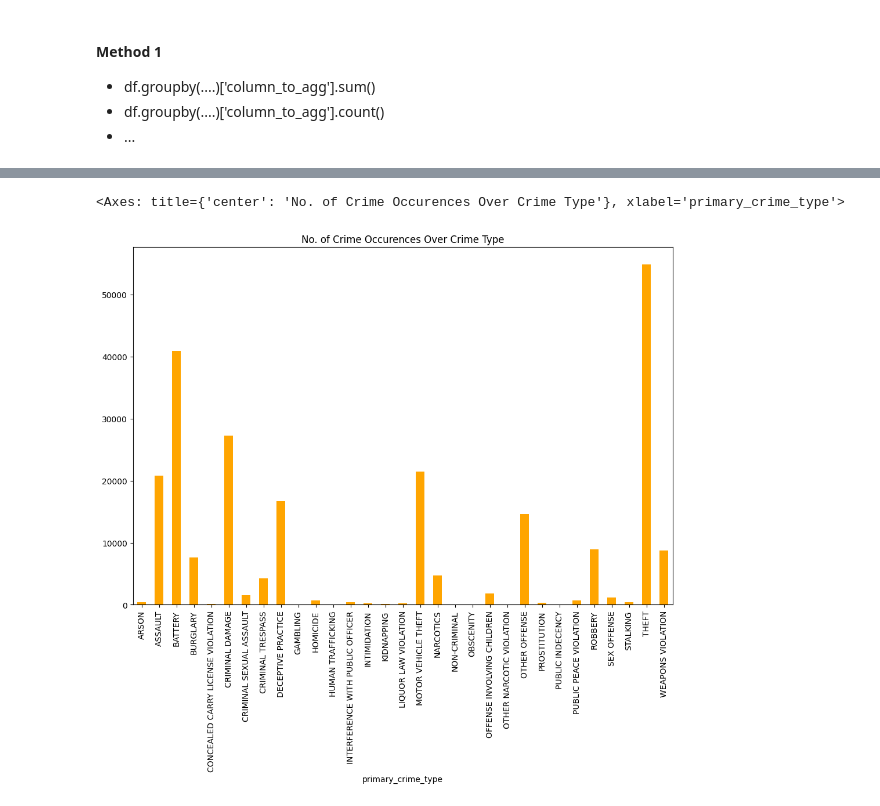
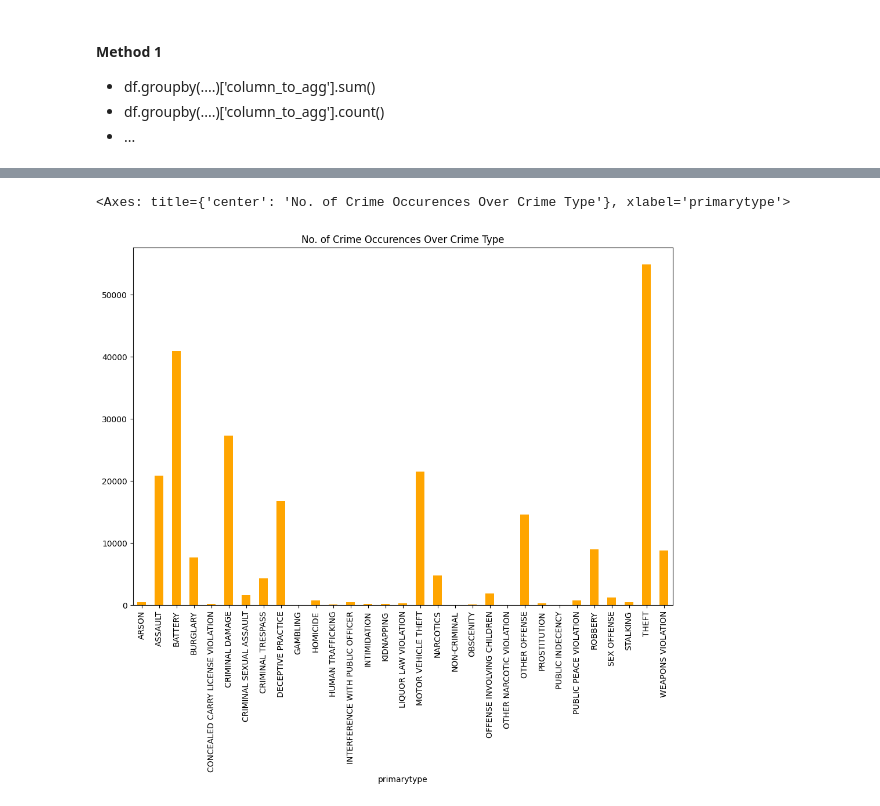
Before and after one commit to ksa-de101-0824/python-pandas, a Jupyter notebook: Demo/1 import data and manipulation.ipynb, the cells around one changed output, grey strips where cells are left out. Drawn from its saved outputs; the diff is of its cells as text; code cells hidden in the pictures.

```diff
--- a/Demo/1 import data and manipulation.ipynb
+++ b/Demo/1 import data and manipulation.ipynb
@@ -225,5 +250,30 @@ list(df_crime.columns)
  'Latitude',
  'Longitude',
  'Location']
+# %%
+new_column_name = ['ID',
+ 'Case Number',
+ 'Date',
+ 'Block',
+ 'IUCR',
+ 'PrimaryType',
+ 'Description',
+ 'LocationDescription',
+ 'Arrest',
+ 'Domestic',
+ 'Beat',
+ 'District',
+ 'Ward',
+ 'CommunityArea',
+ 'FBICODE',
+ 'X Coordinate',
+ 'Y Coordinate',
+ 'Year',
+ 'Updated On',
+ 'Latitude',
+ 'Longitude',
+ 'Location']
+# %%
+df_crime.columns = new_column_name
 # %% [markdown]
 #### Changing column names
@@ -549,7 +659,7 @@ import re
 #### Extracting Value In A String
 https://pandas.pydata.org/pandas-docs/stable/user_guide/text.html#extracting-substrings
 # %%
-df_crime['is_at_school'] = df_crime['location_description'].str.extract(r'(SCHOOL)')
+df_crime['is_at_school'] = df_crime['locationdescription'].str.extract(r'(SCHOOL)')
 # dropna()
 # %%
 df_crime[~df_crime['is_at_school'].isnull()]
@@ -596,10 +706,10 @@ dtype: int64
 #### Replacing Nulls With Value
 # %%
 # Select rows where we want to replace the value
-filter_condition = df_crime['location_description'].isnull()
+filter_condition = df_crime['locationdescription'].isnull()
 
 # Then assign the null with a specific value
-df_crime.loc[filter_condition, 'location_description'] = 'RESIDENCESSSSSS'
+df_crime.loc[filter_condition, 'locationdescription'] = 'RESIDENCESSSSSS'
 # %%
 df_crime.isna().sum()
 # Now no more null at location_description :)
@@ -912,17 +1023,19 @@ df_crime.sample(3)
 # %%
 # https://pandas.pydata.org/docs/reference/api/pandas.DataFrame.plot.html#pandas.DataFrame.plot
 # Using this method, it will automatically format the date in the x-axis to not clutter itself
-crime_by_date = df_crime.groupby(['primary_crime_type'])['unique_id'].count()
+
+#dlm grupbyy letak you punya list of column
+crime_by_date = df_crime.groupby(['primarytype'])['unique_id'].count()
 
 
 crime_by_date.plot(kind='bar',
                     legend=False,
                     figsize = (12,8),
                     title='No. of Crime Occurences Over Crime Type',
                     color='orange')
 # %% [output]
-<Axes: title={'center': 'No. of Crime Occurences Over Crime Type'}, xlabel='primary_crime_type'>
+<Axes: title={'center': 'No. of Crime Occurences Over Crime Type'}, xlabel='primarytype'>
-[figure, old version]
+[figure, new version]
 # %% [markdown]
 #### Method 2: Using .agg()
 
```
Also changed, not shown: parts of 34 cells of this notebook.
